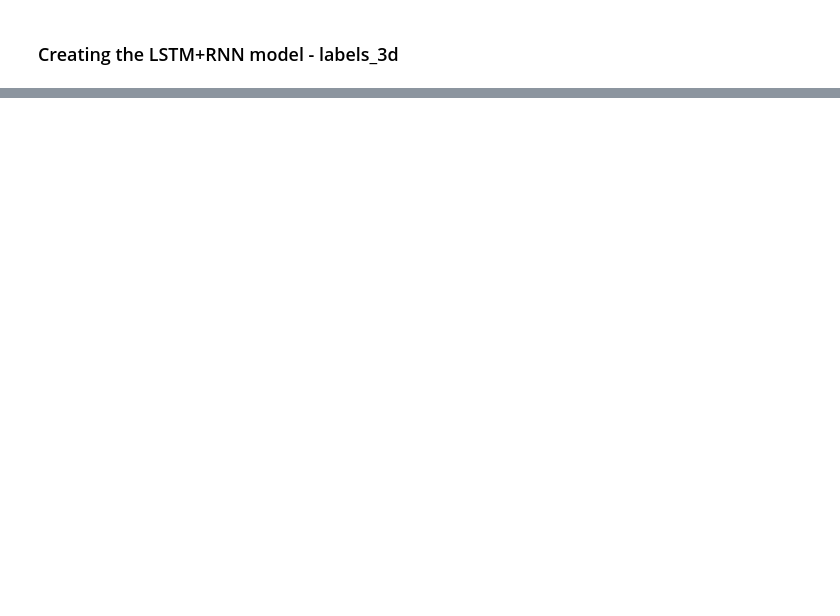
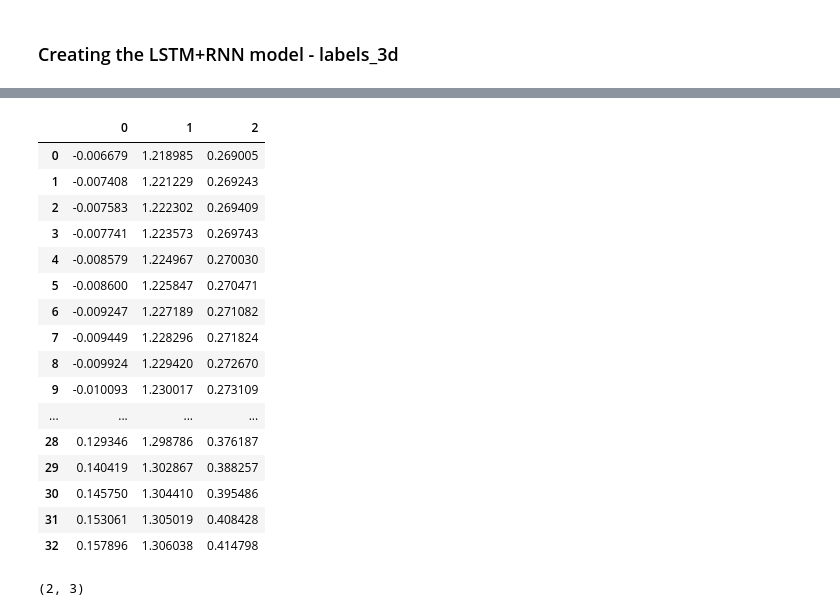
Before and after one commit to Niegil-Francis/robot_percp, a Jupyter notebook: model_training.ipynb, the cells around one changed output, grey strips where cells are left out. Saved outputs shown, nothing was run; the diff lists cells and outputs as text; code cells hidden in the pictures; blank space fills up the shorter version.

```diff
--- a/model_training.ipynb
+++ b/model_training.ipynb
@@ -160,3 +173,11 @@ lengths = np.array([len(i) for i in cent_data])
 np.where(lengths <= 5.)
 # %% [output]
 (array([], dtype=int64),)
+# %%
+# For target prediction
+# labels_3d = [target[i] for i in labels]
+data_3d = []
+target_3d = []
+for i in cent_data:
+    data_3d.append(i.iloc[:-1,:])
+    target_3d.append(i.iloc[1:,:])
@@ -163,7 +186,8 @@ np.where(lengths <= 5.)
 # %%
 # Train test split
-x_train, x_test, y_train, y_test = train_test_split(cent_data, labels, test_size=0.2)
-# x_train, x_test, y_train, y_test = train_test_split(cent_data, labels_3d, test_size=0.2)
+# x_train, x_test, y_train, y_test = train_test_split(cent_data, labels, test_size=0.2, random_state = 7)
+x_train_, x_test_, y_train_, y_test_ = train_test_split(data_3d, target_3d, test_size=0.2, random_state = 7)
+# _, _, y_train_labels, y_test_labels = train_test_split(data_3d, target_3d, test_size=0.2, random_state = 7)
 # %% [markdown]
 ## Data Augmentation
 # %%
@@ -471,0 +524,24 @@ _________________________________________________________________
+# %%
+x_test_[0]
+# %% [output]
+|  | 0 | 1 | 2 |
+| 0 | -0.006679 | 1.218985 | 0.269005 |
+| 1 | -0.007408 | 1.221229 | 0.269243 |
+| 2 | -0.007583 | 1.222302 | 0.269409 |
+| 3 | -0.007741 | 1.223573 | 0.269743 |
+| 4 | -0.008579 | 1.224967 | 0.270030 |
+| 5 | -0.008600 | 1.225847 | 0.270471 |
+| 6 | -0.009247 | 1.227189 | 0.271082 |
+| 7 | -0.009449 | 1.228296 | 0.271824 |
+| 8 | -0.009924 | 1.229420 | 0.272670 |
+| 9 | -0.010093 | 1.230017 | 0.273109 |
+| ... | ... | ... | ... |
+| 28 | 0.129346 | 1.298786 | 0.376187 |
+| 29 | 0.140419 | 1.302867 | 0.388257 |
+| 30 | 0.145750 | 1.304410 | 0.395486 |
+| 31 | 0.153061 | 1.305019 | 0.408428 |
+| 32 | 0.157896 | 1.306038 | 0.414798 |
+# %%
+i.iloc[:j,:].values.shape
+# %% [output]
+(2, 3)
```
Also changed, not shown: parts of 29 cells of this notebook, 2 other files.
